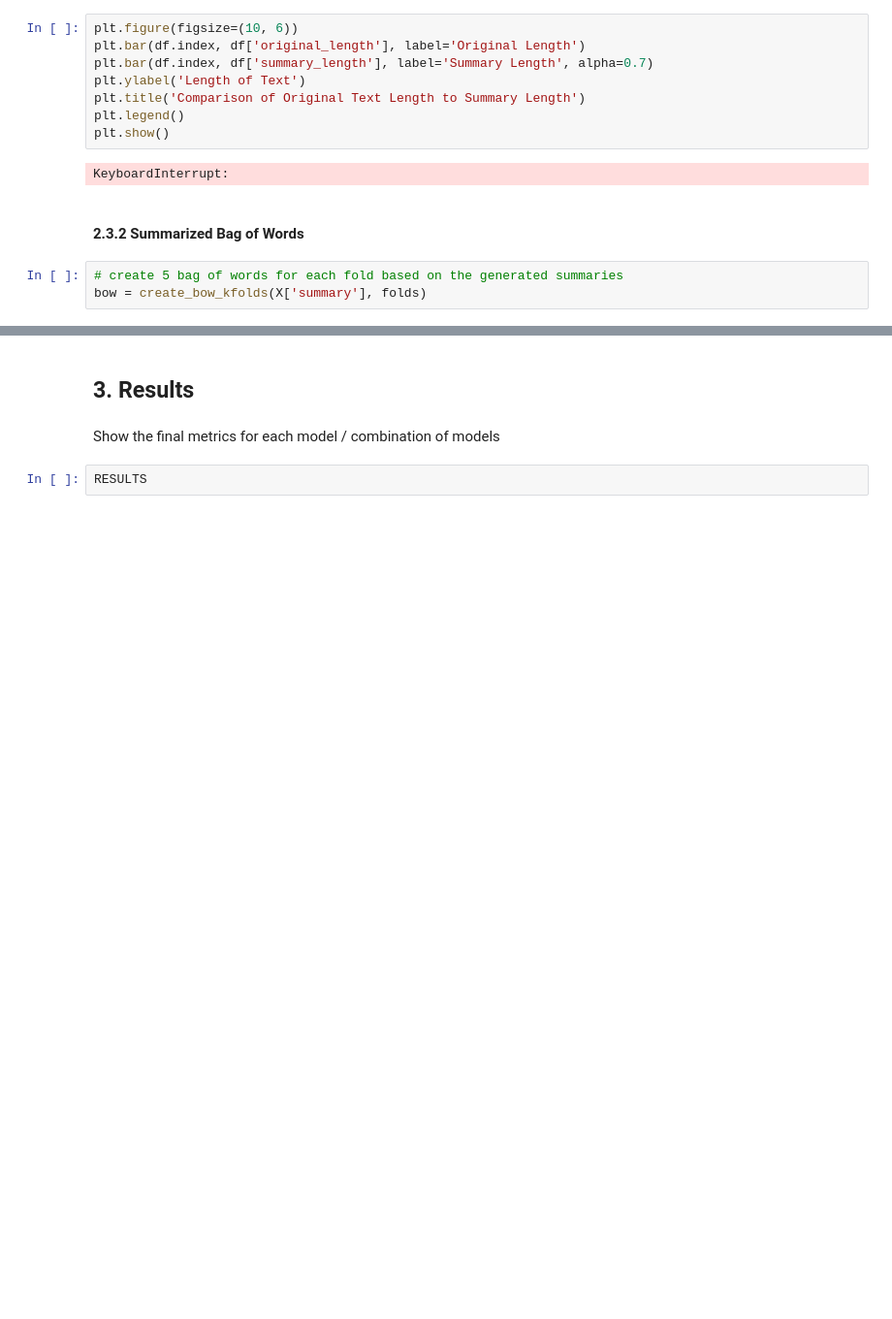
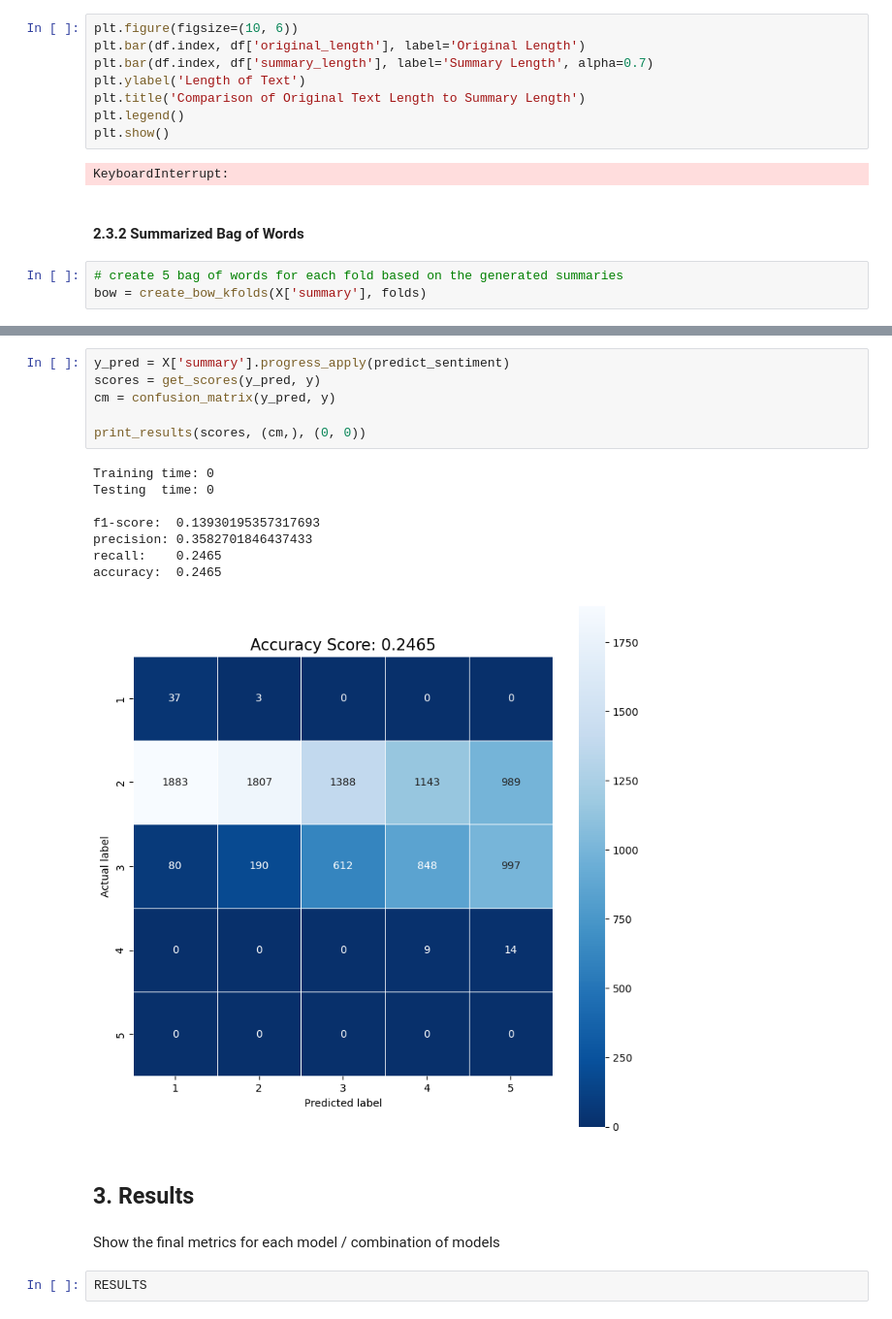
Before and after one commit to raian621/FinalProjectNLP, a Jupyter notebook: FinalProjectNLP.ipynb, the cells around one changed output, grey strips where cells are left out. Shown: that part at 97% size. Cells and saved outputs as stored; diff of their text form; blank space fills up the shorter version.

```diff
--- a/FinalProjectNLP.ipynb
+++ b/FinalProjectNLP.ipynb
@@ -578,6 +704,21 @@ precision: 0.43304700716475947
 recall:    0.4342
 accuracy:  0.4342
 [figure]
+# %%
+y_pred = X['summary'].progress_apply(predict_sentiment)
+scores = get_scores(y_pred, y)
+cm = confusion_matrix(y_pred, y)
+
+print_results(scores, (cm,), (0, 0))
+# %% [output]
+Training time: 0
+Testing  time: 0
+
+f1-score:  0.13930195357317693
+precision: 0.3582701846437433
+recall:    0.2465
+accuracy:  0.2465
+[figure, added]
 # %% [markdown]
 ## 3. Results
 # %% [markdown]
```
Also changed, not shown: parts of 22 cells of this notebook, 4 other files.
